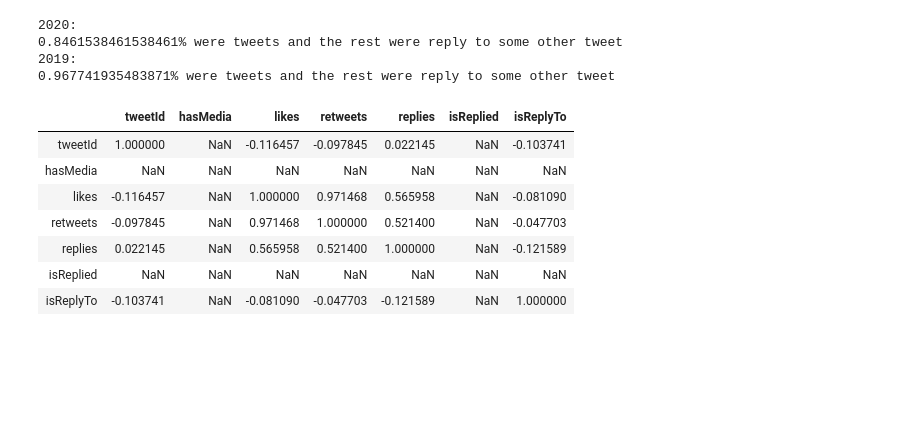
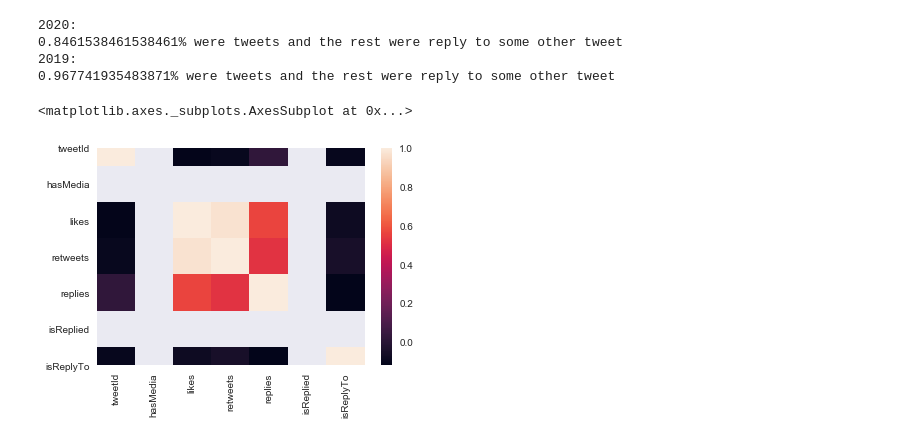
Before and after one commit to SamLevinSE/tweet_analyzer_Python_NLP, a Jupyter notebook: tweet_analysing.ipynb, the cells around one changed output. Cells and saved outputs as stored; diff of their text form; code cells hidden in the pictures; blank space fills up the shorter version.

```diff
--- a/tweet_analysing.ipynb
+++ b/tweet_analysing.ipynb
@@ -315,14 +317,8 @@ print(f'2019:\n{data_19.isReplyTo.value_counts()[0]/data_19.shape[0]}% were twee
 0.8461538461538461% were tweets and the rest were reply to some other tweet
 2019:
 0.967741935483871% were tweets and the rest were reply to some other tweet
-# %%
-data_19.corr()
-# %% [output]
-|  | tweetId | hasMedia | likes | retweets | replies | isReplied | isReplyTo |
-| tweetId | 1.000000 | NaN | -0.116457 | -0.097845 | 0.022145 | NaN | -0.103741 |
-| hasMedia | NaN | NaN | NaN | NaN | NaN | NaN | NaN |
-| likes | -0.116457 | NaN | 1.000000 | 0.971468 | 0.565958 | NaN | -0.081090 |
-| retweets | -0.097845 | NaN | 0.971468 | 1.000000 | 0.521400 | NaN | -0.047703 |
-| replies | 0.022145 | NaN | 0.565958 | 0.521400 | 1.000000 | NaN | -0.121589 |
-| isReplied | NaN | NaN | NaN | NaN | NaN | NaN | NaN |
-| isReplyTo | -0.103741 | NaN | -0.081090 | -0.047703 | -0.121589 | NaN | 1.000000 |
+# %%
+sns.heatmap(data_19.corr())
+# %% [output]
+<matplotlib.axes._subplots.AxesSubplot at 0x...>
+[figure, added]
```
Also changed, not shown: parts of 7 cells of this notebook, 5 other files.
